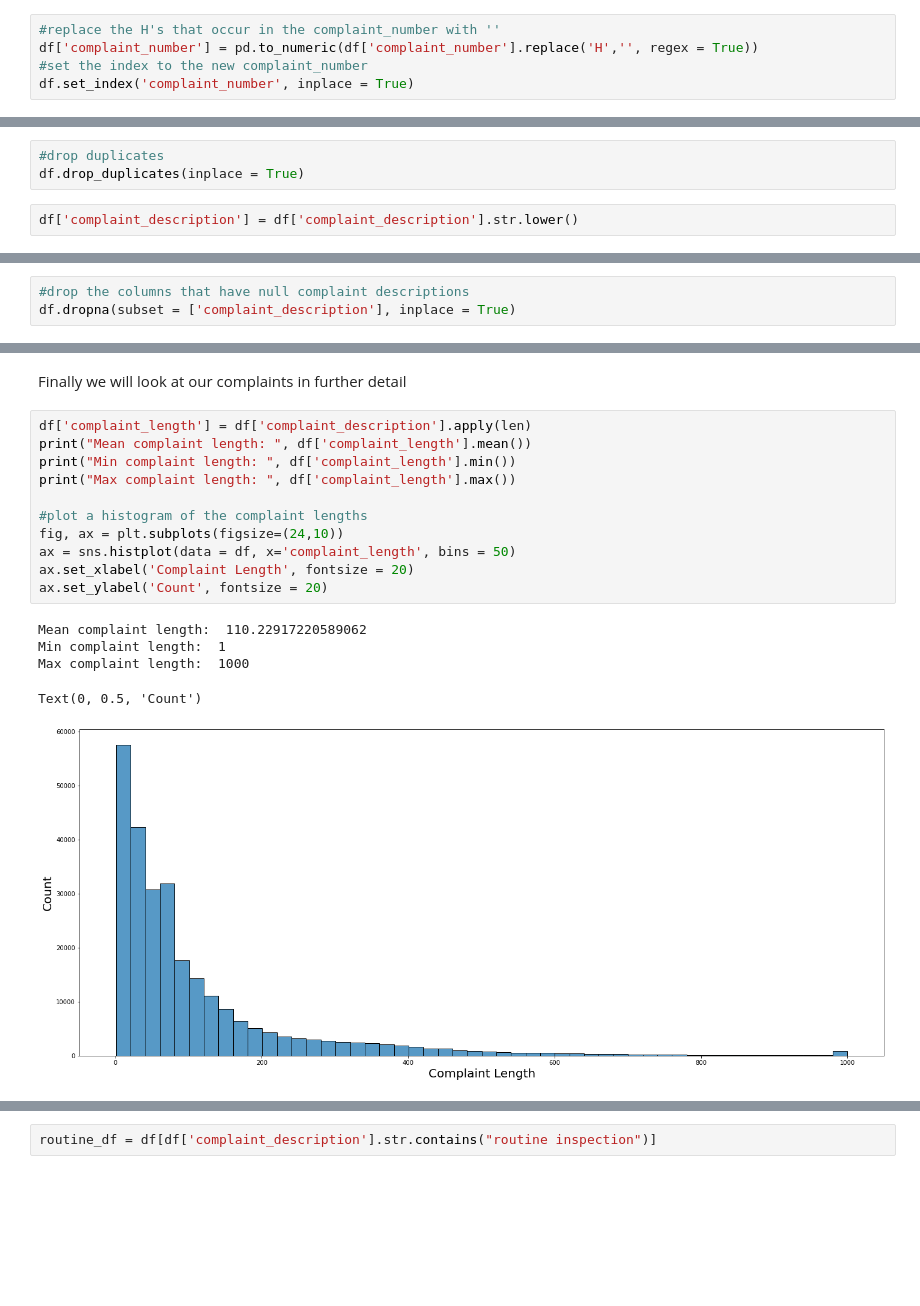
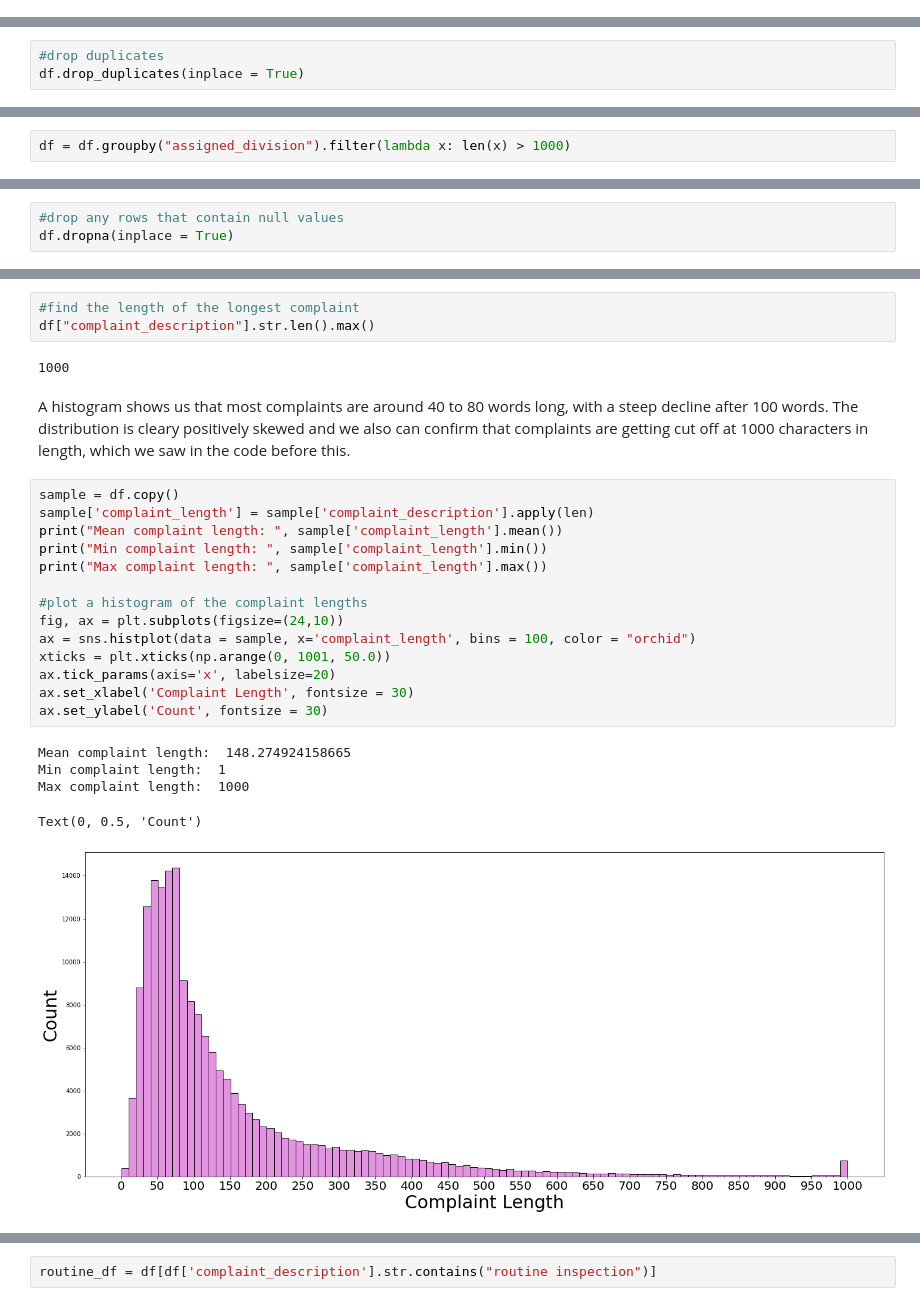
Before and after one commit to wct432/sf_building_complaints, a Jupyter notebook: notebooks/exploratory_notebook.ipynb, the cells around one changed output, grey strips where cells are left out. Cells and saved outputs as stored; diff of their text form; blank space fills up the shorter version.

```diff
--- a/notebooks/exploratory_notebook.ipynb
+++ b/notebooks/exploratory_notebook.ipynb
@@ -63,5 +35,0 @@ Name: complaint_number, dtype: object
-# %%
-#replace the H's that occur in the complaint_number with ''
-df['complaint_number'] = pd.to_numeric(df['complaint_number'].replace('H','', regex = True))
-#set the index to the new complaint_number
-df.set_index('complaint_number', inplace = True)
@@ -73,5 +40,3 @@ df.duplicated().sum()
 # %%
 #drop duplicates
 df.drop_duplicates(inplace = True)
-# %%
-df['complaint_description'] = df['complaint_description'].str.lower()
@@ -99,3 +77,5 @@ dtype: object
+# %%
+df = df.groupby("assigned_division").filter(lambda x: len(x) > 1000)
 # %%
 #examine a sample of complaint descriptions
 display(df.complaint_description.sample(10))
@@ -135,4 +100,4 @@ date_referred_to_city_attorney    266570
 dtype: int64
 # %%
-#drop the columns that have null complaint descriptions
-df.dropna(subset = ['complaint_description'], inplace = True)
+#drop any rows that contain null values
+df.dropna(inplace = True)
@@ -207,19 +104,28 @@ ax.tick_params(axis='x', labelrotation= 90, labelsize=15)
-# %% [markdown]
-Finally we will look at our complaints in further detail
+# %%
+#find the length of the longest complaint
+df["complaint_description"].str.len().max()
+# %% [output]
+1000
+# %% [markdown]
+A histogram shows us that most complaints are around 40 to 80 words long, with a steep decline after 100 words.
+The distribution is cleary positively skewed and we also can confirm that complaints are getting cut off at 1000 characters in length, which we saw in the code before this.
 # %%
-df['complaint_length'] = df['complaint_description'].apply(len)
-print("Mean complaint length: ", df['complaint_length'].mean())
-print("Min complaint length: ", df['complaint_length'].min())
-print("Max complaint length: ", df['complaint_length'].max())
+sample = df.copy()
+sample['complaint_length'] = sample['complaint_description'].apply(len)
+print("Mean complaint length: ", sample['complaint_length'].mean())
+print("Min complaint length: ", sample['complaint_length'].min())
+print("Max complaint length: ", sample['complaint_length'].max())
 
 #plot a histogram of the complaint lengths
 fig, ax = plt.subplots(figsize=(24,10))
-ax = sns.histplot(data = df, x='complaint_length', bins = 50)
-ax.set_xlabel('Complaint Length', fontsize = 20)
-ax.set_ylabel('Count', fontsize = 20)
+ax = sns.histplot(data = sample, x='complaint_length', bins = 100, color = "orchid")
+xticks = plt.xticks(np.arange(0, 1001, 50.0))
+ax.tick_params(axis='x', labelsize=20)
+ax.set_xlabel('Complaint Length', fontsize = 30)
+ax.set_ylabel('Count', fontsize = 30)
 # %% [output]
-Mean complaint length:  110.22917220589062
+Mean complaint length:  148.274924158665
 Min complaint length:  1
 Max complaint length:  1000
 Text(0, 0.5, 'Count')
-[figure, old version]
+[figure, new version]
```
Also changed, not shown: parts of 54 cells of this notebook, 9 other files.
